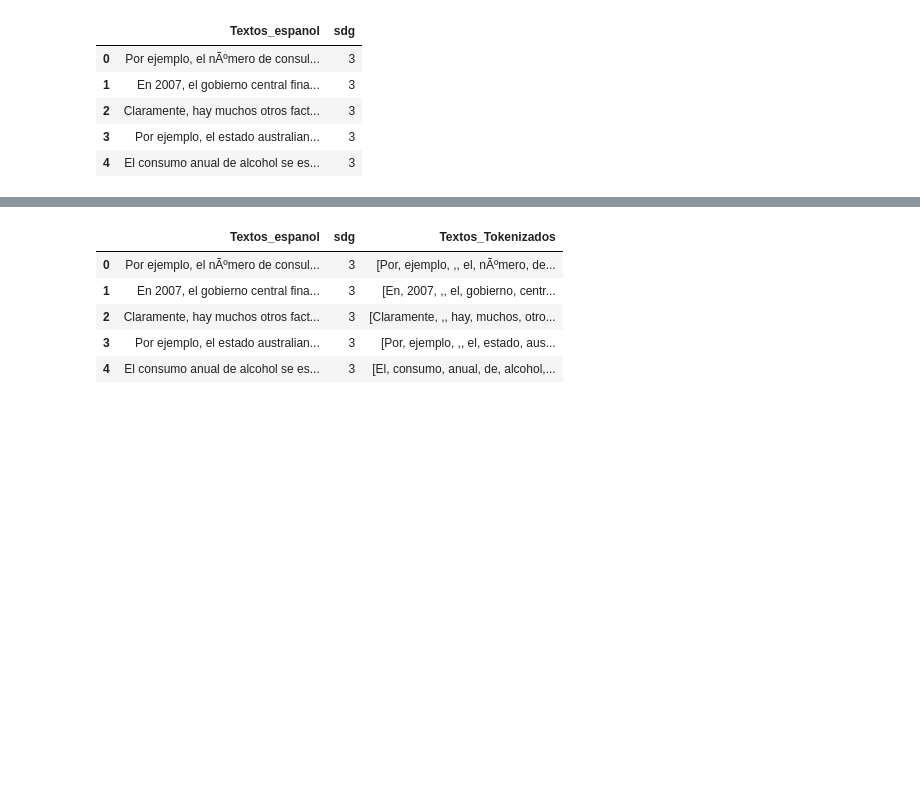
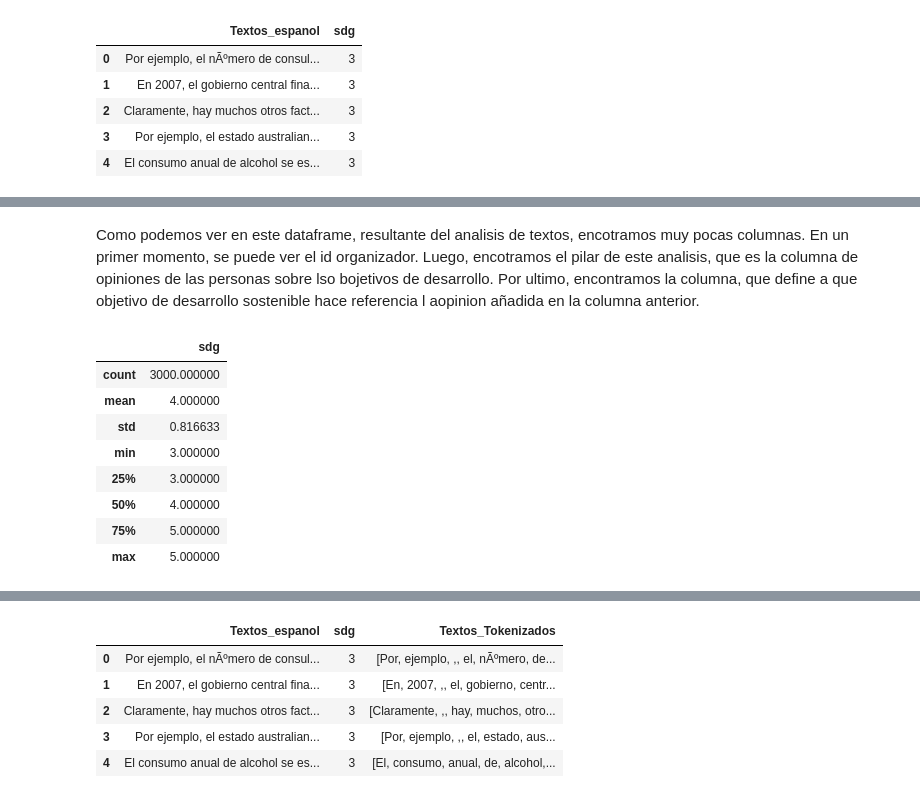
Before and after one commit to jf-garciam1/Lab-BI, a Jupyter notebook: Proyecto1/proyecto1.ipynb, the cells around one changed output, grey strips where cells are left out. Saved outputs shown, nothing was run; the diff lists cells and outputs as text; code cells hidden in the pictures; blank space fills up the shorter version.

Commit message:
cambios en primera parte limpieza, entendimiento

```diff
--- a/Proyecto1/proyecto1.ipynb
+++ b/Proyecto1/proyecto1.ipynb
@@ -181,0 +183,14 @@ df_obj.head()
+# %% [markdown]
+Como podemos ver en este dataframe, resultante del analisis de textos, encotramos muy pocas columnas. En un primer momento, se puede ver el id organizador. Luego, encotramos el pilar de este analisis, que es la columna de opiniones de las personas sobre lso bojetivos de desarrollo. Por ultimo, encontramos la columna, que define a que objetivo de desarrollo sostenible hace referencia l aopinion añadida en la columna anterior.
+# %%
+df_obj.describe()
+# %% [output]
+|  | sdg |
+| count | 3000.000000 |
+| mean | 4.000000 |
+| std | 0.816633 |
+| min | 3.000000 |
+| 25% | 3.000000 |
+| 50% | 4.000000 |
+| 75% | 5.000000 |
+| max | 5.000000 |
```
Also changed, not shown: parts of 35 cells of this notebook.
